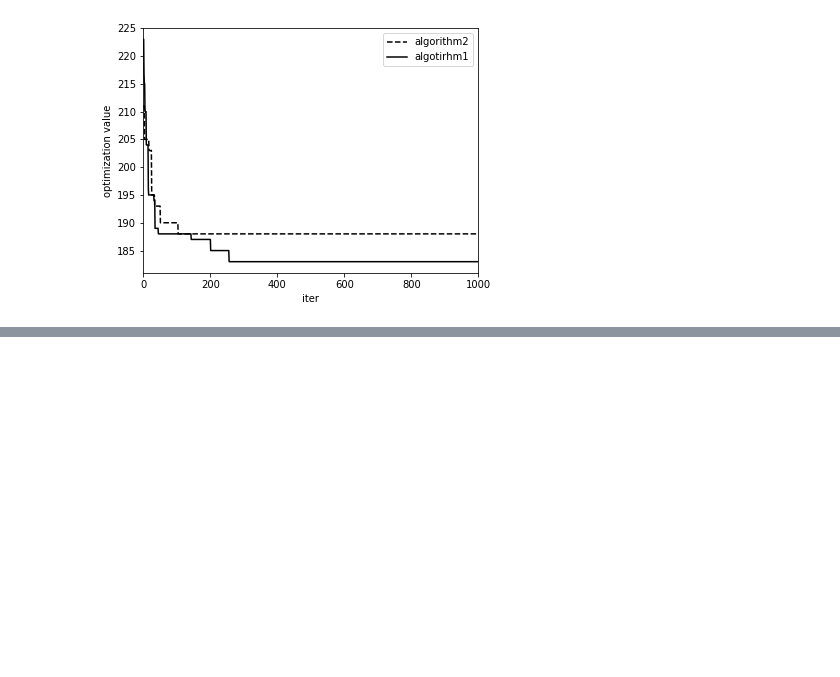
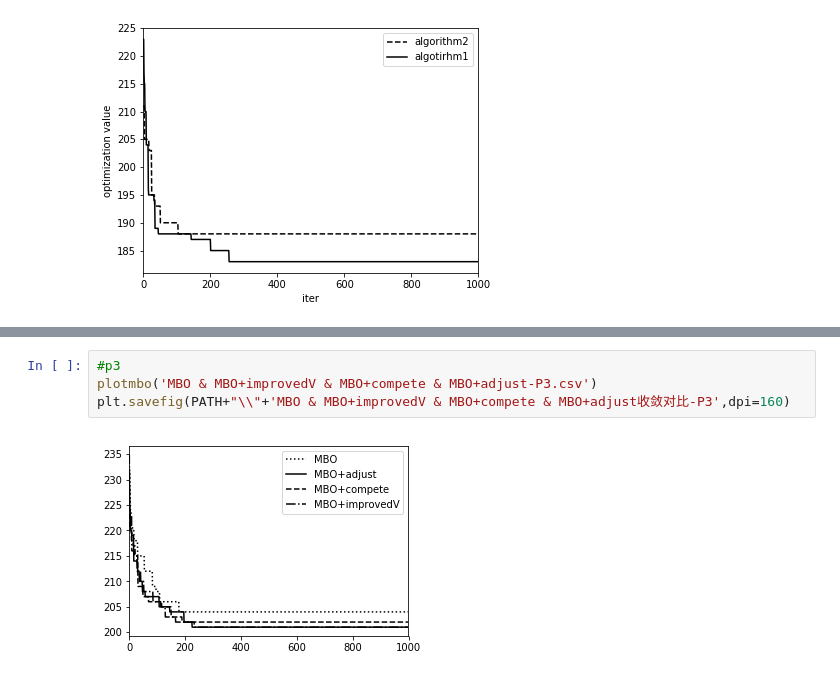
Before and after one commit to dawnohdawn/multi-object-JSSP-with-lot-spliting, a Jupyter notebook: 选择数据画收敛图.ipynb, the cells around one changed output, grey strips where cells are left out. Drawn from its saved outputs; the diff is of its cells as text; blank space fills up the shorter version.

```diff
--- a/选择数据画收敛图.ipynb
+++ b/选择数据画收敛图.ipynb
@@ -346,0 +401,6 @@ plt.savefig(PATH+"\\"+"停滞示意图",dpi=160)
+# %%
+#p3
+plotmbo('MBO & MBO+improvedV & MBO+compete & MBO+adjust-P3.csv')
+plt.savefig(PATH+"\\"+'MBO & MBO+improvedV & MBO+compete & MBO+adjust收敛对比-P3',dpi=160)
+# %% [output]
+[figure, added]
```
Also changed, not shown: parts of 14 cells of this notebook, 28 other files.
